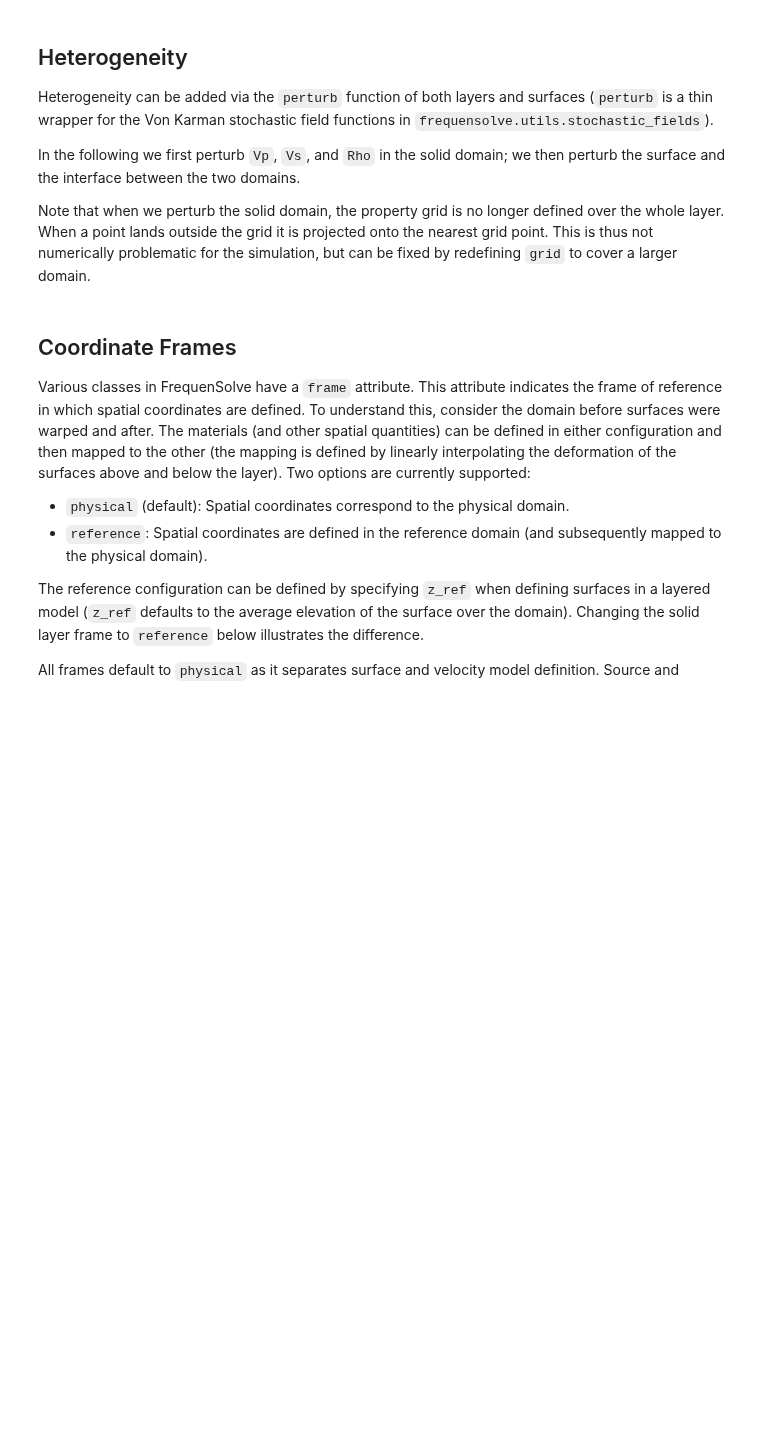
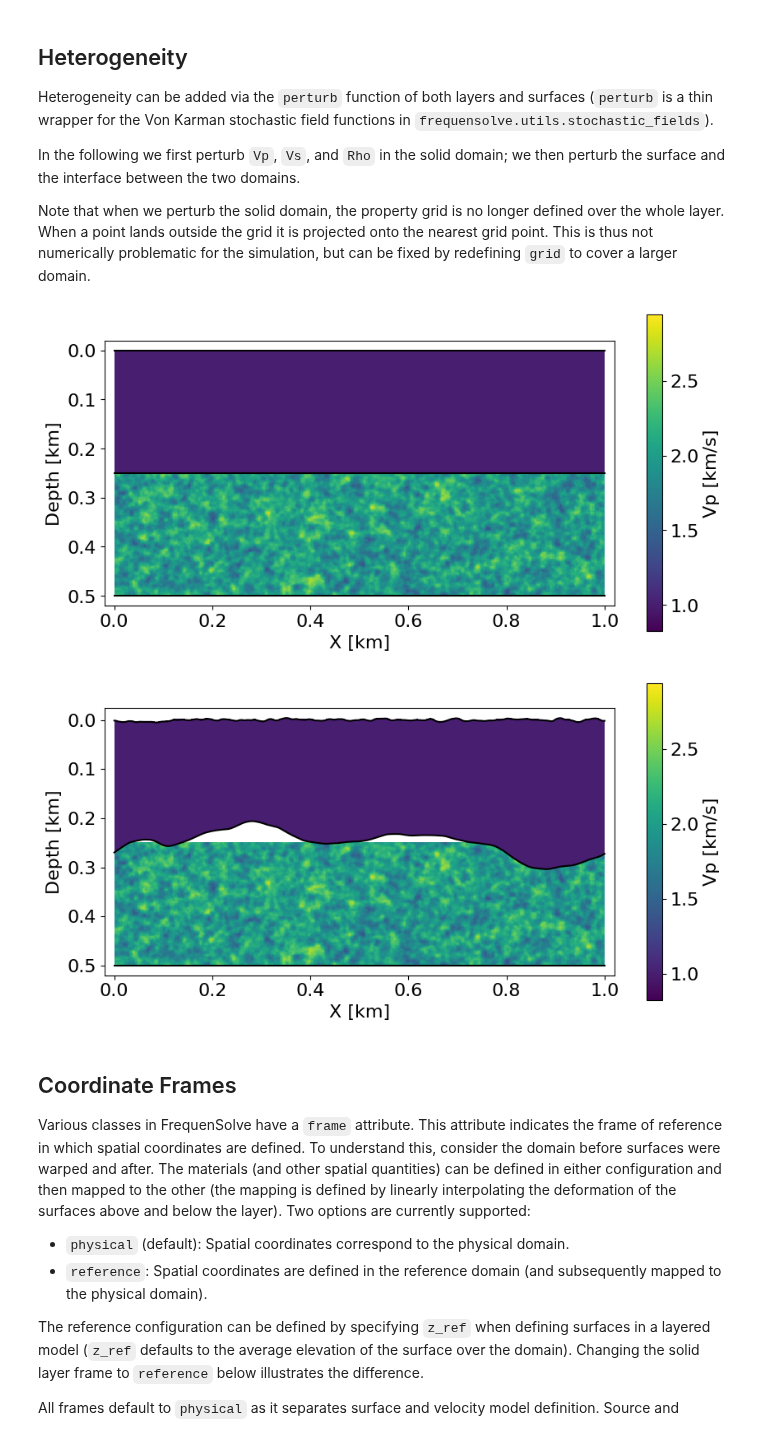
Before and after one commit to FrequenSol/FrequenSolve, a Jupyter notebook: examples/ex02_coupled.ipynb, the cells around one changed output. Saved outputs shown, nothing was run; the diff lists cells and outputs as text; code cells hidden in the pictures; blank space fills up the shorter version.

```diff
--- a/examples/ex02_coupled.ipynb
+++ b/examples/ex02_coupled.ipynb
@@ -86,7 +94,7 @@ grid = xr.DataArray(
 layer2.perturb(
     property = ["Vs", "Vp", "Rho"],
     std = 0.1,
-    L0 = 0.001,
+    L0 = 0.025,
     nu = 0.5,
     anisotropy = [1.0, 1.0],
     xarr = grid,
@@ -102,36 +110,39 @@ model.plot(
 
 # Define grid for perturbation
 grid = xr.DataArray(
     dims=["x"],
-    coords={"x": np.linspace(0.0, 1.0, 501)}
+    coords={"x": np.linspace(0.0, 1.0, 251)}
 )
 
 # Perturb the top surface
 surface = model.surfaces["top"]
 surface.perturb(
     std = 0.002,
-    L0 = 0.005,
+    L0 = 0.025,
     nu = 1,
     xarr = grid,
     seed = 20
 )
 
 # Perturb the middle surface
 interface = model.surfaces["interface"]
 interface.perturb(
     std = 0.025,
-    L0 = 0.05,
+    L0 = 0.25,
     nu = 0.5,
     xarr = grid,
     seed = 15
 )
 
 model.plot(
     property = "Vp",
     figsize = (10,5),
     fontsize = 16,
     aspect = "equal"
 )
+# %% [output]
+[figure, added]
+[figure, added]
 # %% [markdown]
 ## Coordinate Frames
 
```
Also changed, not shown: parts of 3 cells of this notebook, 4 other files.
